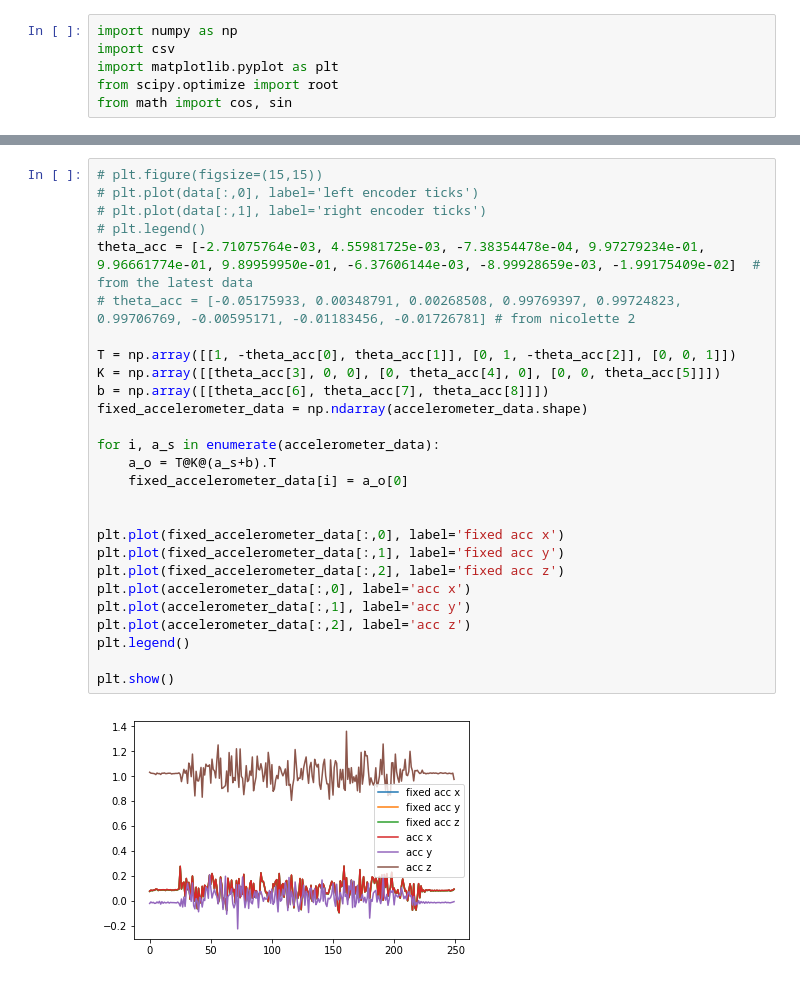
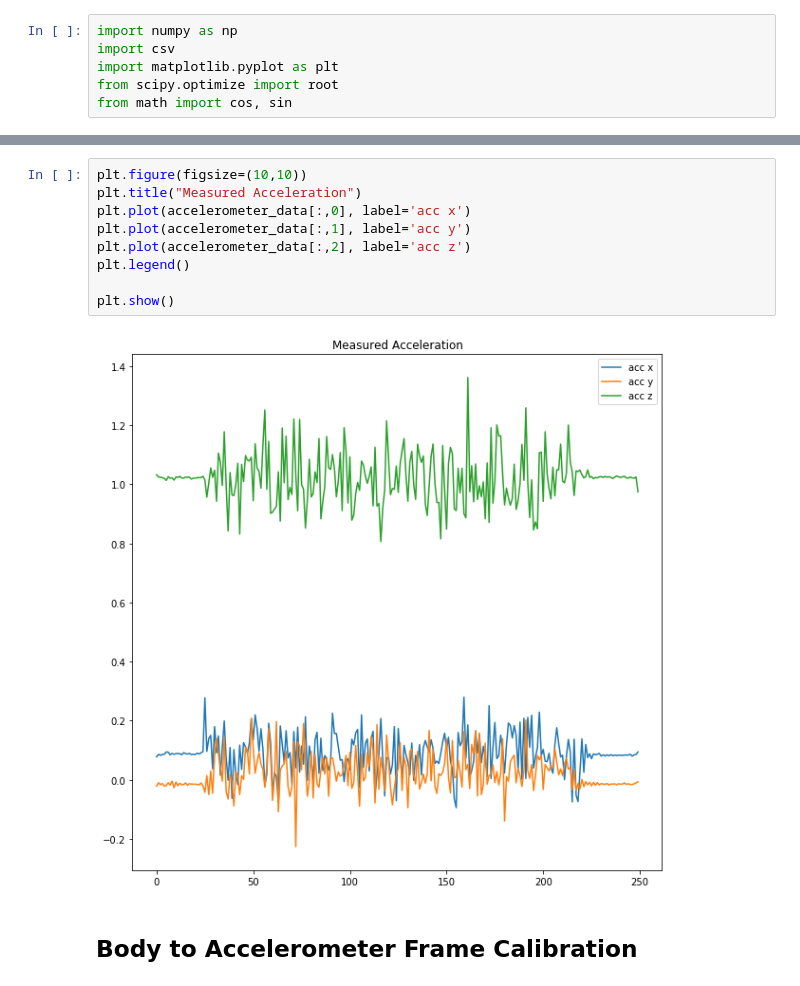
Before and after one commit to PHIL-MQP/phil, a Jupyter notebook: python/notebooks/Turtlebot Circle Data Viz.ipynb, the cells around one changed output, grey strips where cells are left out. Drawn from its saved outputs; the diff is of its cells as text.

```diff
--- a/python/notebooks/Turtlebot Circle Data Viz.ipynb
+++ b/python/notebooks/Turtlebot Circle Data Viz.ipynb
@@ -26,29 +18,13 @@ print(acc)
-# %%
-# plt.figure(figsize=(15,15))
-# plt.plot(data[:,0], label='left encoder ticks')
-# plt.plot(data[:,1], label='right encoder ticks')
-# plt.legend()
-theta_acc = [-2.71075764e-03, 4.55981725e-03, -7.38354478e-04, 9.97279234e-01, 9.96661774e-01, 9.89959950e-01, -6.37606144e-03, -8.99928659e-03, -1.99175409e-02]  # from the latest data
-# theta_acc = [-0.05175933, 0.00348791, 0.00268508, 0.99769397, 0.99724823, 0.99706769, -0.00595171, -0.01183456, -0.01726781] # from nicolette 2
-
-T = np.array([[1, -theta_acc[0], theta_acc[1]], [0, 1, -theta_acc[2]], [0, 0, 1]])
-K = np.array([[theta_acc[3], 0, 0], [0, theta_acc[4], 0], [0, 0, theta_acc[5]]])
-b = np.array([[theta_acc[6], theta_acc[7], theta_acc[8]]])
-fixed_accelerometer_data = np.ndarray(accelerometer_data.shape)
-
-for i, a_s in enumerate(accelerometer_data):
-    a_o = T@K@(a_s+b).T
-    fixed_accelerometer_data[i] = a_o[0]
-
-
-plt.plot(fixed_accelerometer_data[:,0], label='fixed acc x')
-plt.plot(fixed_accelerometer_data[:,1], label='fixed acc y')
-plt.plot(fixed_accelerometer_data[:,2], label='fixed acc z')
-plt.plot(accelerometer_data[:,0], label='acc x')
-plt.plot(accelerometer_data[:,1], label='acc y')
-plt.plot(accelerometer_data[:,2], label='acc z')
-plt.legend()
-
-plt.show()
-# %% [output]
-[figure, removed]
+# %%
+plt.figure(figsize=(10,10))
+plt.title("Measured Acceleration")
+plt.plot(accelerometer_data[:,0], label='acc x')
+plt.plot(accelerometer_data[:,1], label='acc y')
+plt.plot(accelerometer_data[:,2], label='acc z')
+plt.legend()
+
+plt.show()
+# %% [output]
+[figure, added]
+# %% [markdown]
+## Body to Accelerometer Frame Calibration
```
Also changed, not shown: parts of 8 cells of this notebook, 2 other files.
